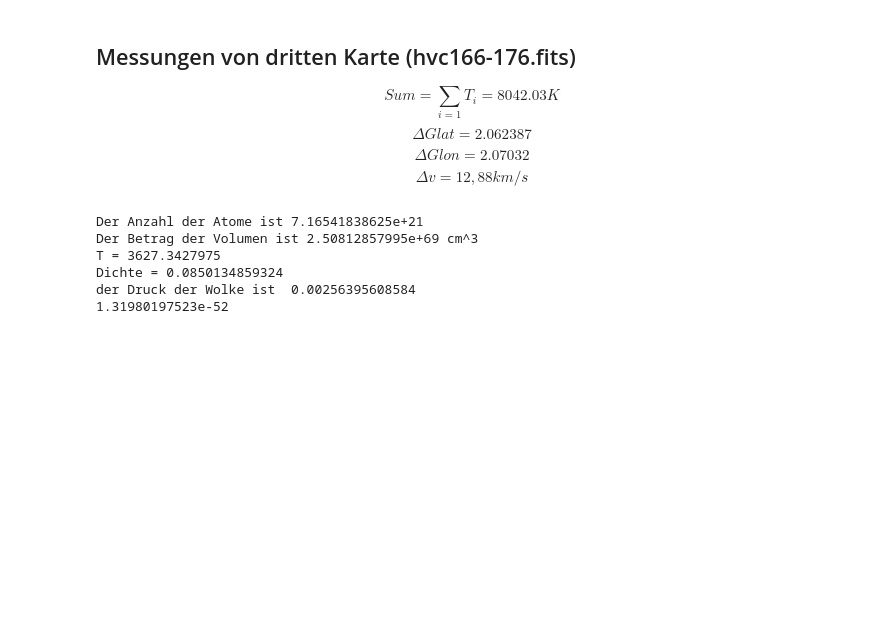
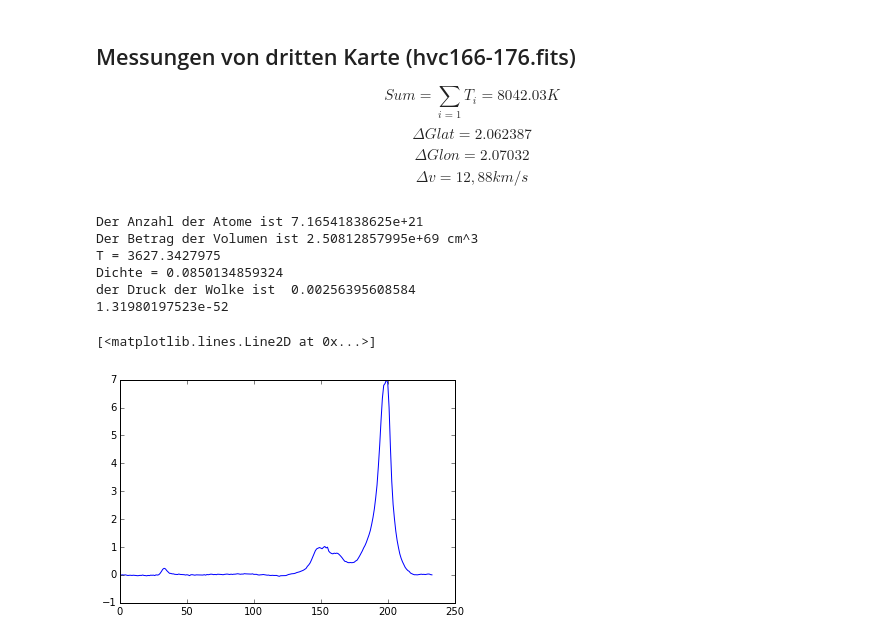
Before and after one commit to alibabaei1/Radio, a Jupyter notebook: Untitled.ipynb, the cells around one changed output. Cells and saved outputs as stored; diff of their text form; code cells hidden in the pictures; blank space fills up the shorter version.

```diff
--- a/Untitled.ipynb
+++ b/Untitled.ipynb
@@ -155,3 +194,8 @@ T = 3627.3427975
 Dichte = 0.0850134859324
 der Druck der Wolke ist  0.00256395608584
 1.31980197523e-52
+# %%
+pl.plot(np.mean(d,(1,2)))
+# %% [output]
+[<matplotlib.lines.Line2D at 0x...>]
+[figure, added]
```
Also changed, not shown: parts of 6 cells of this notebook.
